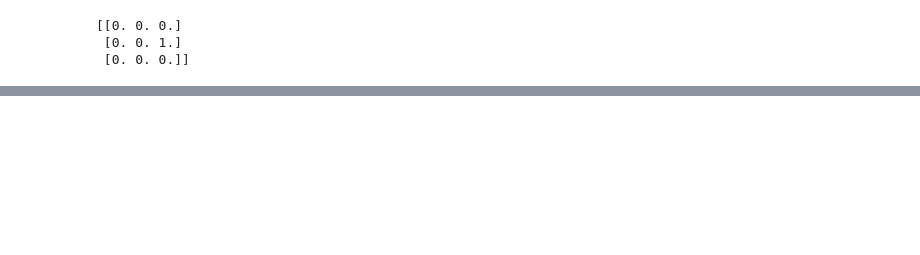
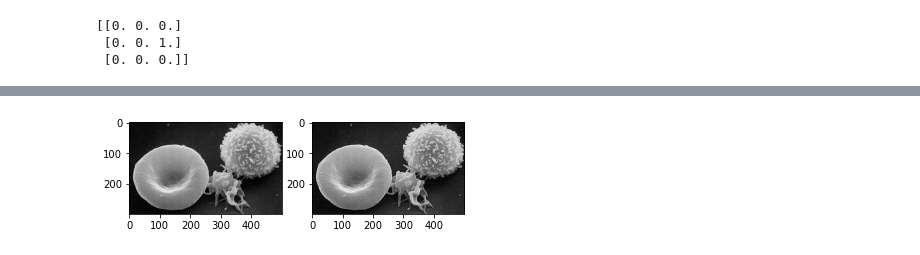
Before and after one commit to toluboltz/computer_vision, a Jupyter notebook: Linearity_and_Convolution.ipynb, the cells around one changed output, grey strips where cells are left out. Cells and saved outputs as stored; diff of their text form; code cells hidden in the pictures; blank space fills up the shorter version.

```diff
--- a/Linearity_and_Convolution.ipynb
+++ b/Linearity_and_Convolution.ipynb
@@ -87,0 +93,2 @@ plt.show()
+# %%
+blood_cells = cv.imread('images/blood-cells.png', 0)
@@ -87,0 +98,20 @@ plt.show()
+# %%
+# unsharp mask
+blur_filter = np.ones((3, 3), dtype=np.float32)
+blur_filter = (1 / 9) * blur_filter
+sharp_filter = signal.unit_impulse((3, 3), (1, 1)) * 2
+# %%
+# subtracting the sharp_filter from the blur filter
+unsharp_mask = sharp_filter - blur_filter
+# %%
+# applying it to the blood-cells image
+output = cv.filter2D(src=blood_cells, ddepth=-1, kernel=unsharp_mask)
+# %%
+# plot both the original image and the sharper image
+# cv.imwrite("sharper.png", output)
+fig, ax = plt.subplots(1, 2)
+ax[0].imshow(blood_cells, cmap='gray')
+ax[1].imshow(output, cmap='gray')
+plt.show()
+# %% [output]
+[figure, added]
```
Also changed, not shown: parts of 15 cells of this notebook.
